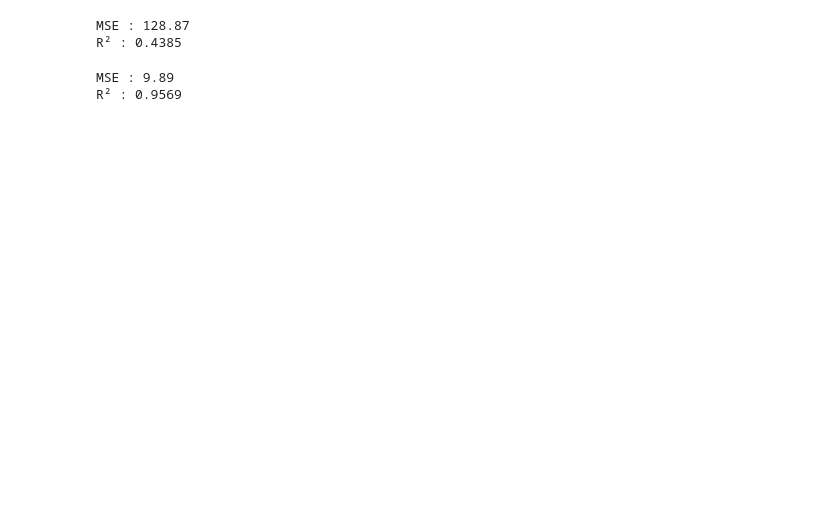
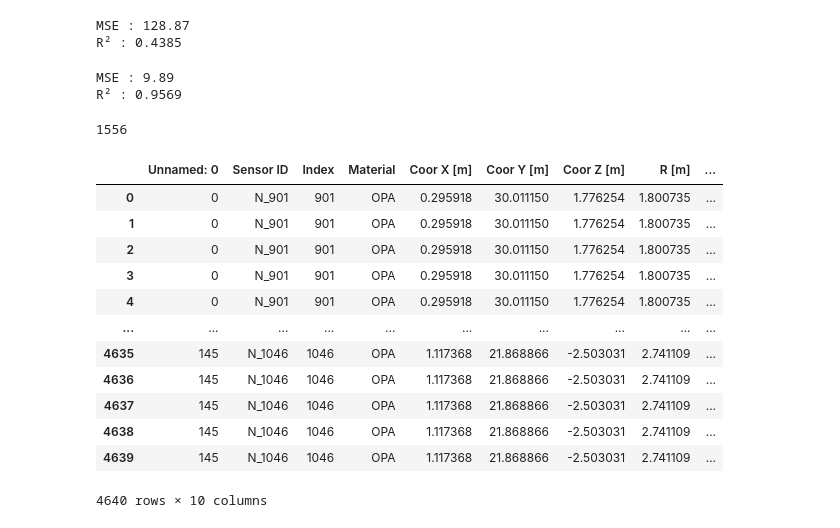
Before and after one commit to NicolasKunzli/ProjectML, a Jupyter notebook: train.ipynb, the cells around one changed output. Cells and saved outputs as stored; diff of their text form; code cells hidden in the pictures; blank space fills up the shorter version.

```diff
--- a/train.ipynb
+++ b/train.ipynb
@@ -280,14 +288,32 @@ R² : 0.9569
 # %%
 # Final Test
 # %%
-df_tem['M.Time[d]']
+df_tem['M.Time[d]'][1]
+# %% [output]
+1556
 # %%
 df_test = pd.read_csv('nuclear-waste/Coordinates_Test.csv')
 # %%
 le2 = LabelEncoder()
 df_test['Material_encoded'] = le2.fit_transform(df_test['Material'])
 df_test["key"] = 1
 df_times = pd.DataFrame({"M.Time[d]": df_tem['M.Time[d]']})
 df_times["key"] = 1
 df_test_prepared = pd.merge(df_test, df_times, on="key").drop("key", axis=1)
+
+df_test_prepared
+# %% [output]
+|  | Unnamed: 0 | Sensor ID | Index | Material | Coor X [m] | Coor Y [m] | Coor Z [m] | R [m] | ... |
+| 0 | 0 | N_901 | 901 | OPA | 0.295918 | 30.011150 | 1.776254 | 1.800735 | ... |
+| 1 | 0 | N_901 | 901 | OPA | 0.295918 | 30.011150 | 1.776254 | 1.800735 | ... |
+| 2 | 0 | N_901 | 901 | OPA | 0.295918 | 30.011150 | 1.776254 | 1.800735 | ... |
+| 3 | 0 | N_901 | 901 | OPA | 0.295918 | 30.011150 | 1.776254 | 1.800735 | ... |
+| 4 | 0 | N_901 | 901 | OPA | 0.295918 | 30.011150 | 1.776254 | 1.800735 | ... |
+| ... | ... | ... | ... | ... | ... | ... | ... | ... | ... |
+| 4635 | 145 | N_1046 | 1046 | OPA | 1.117368 | 21.868866 | -2.503031 | 2.741109 | ... |
+| 4636 | 145 | N_1046 | 1046 | OPA | 1.117368 | 21.868866 | -2.503031 | 2.741109 | ... |
+| 4637 | 145 | N_1046 | 1046 | OPA | 1.117368 | 21.868866 | -2.503031 | 2.741109 | ... |
+| 4638 | 145 | N_1046 | 1046 | OPA | 1.117368 | 21.868866 | -2.503031 | 2.741109 | ... |
+| 4639 | 145 | N_1046 | 1046 | OPA | 1.117368 | 21.868866 | -2.503031 | 2.741109 | ... |
+4640 rows × 10 columns
 # %%
```
Also changed, not shown: parts of 13 cells of this notebook.
